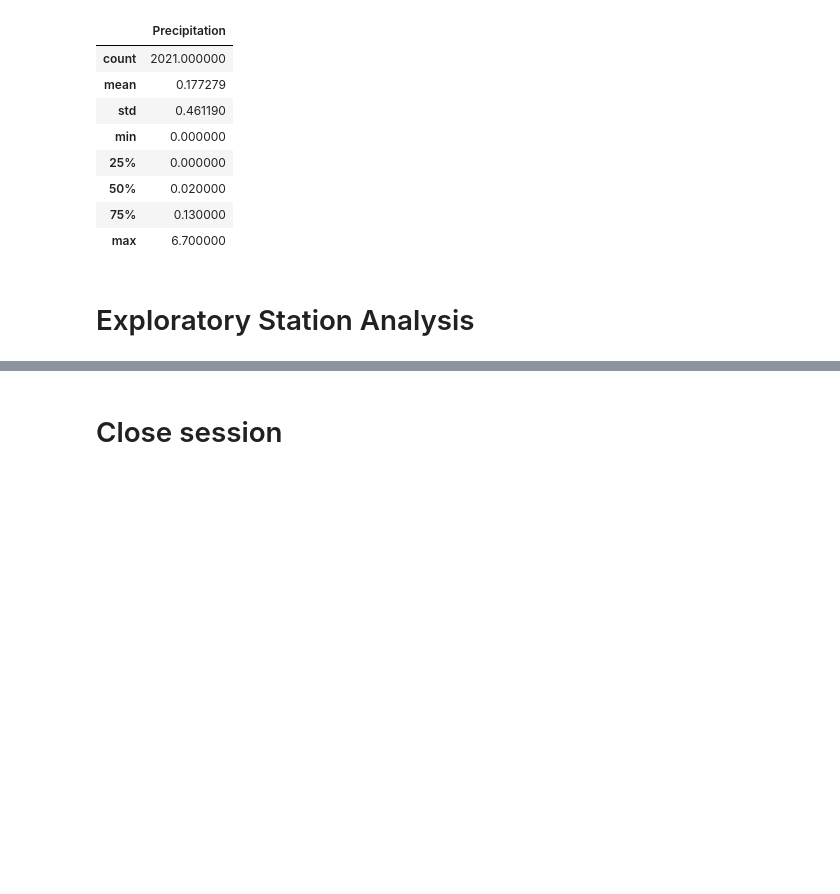
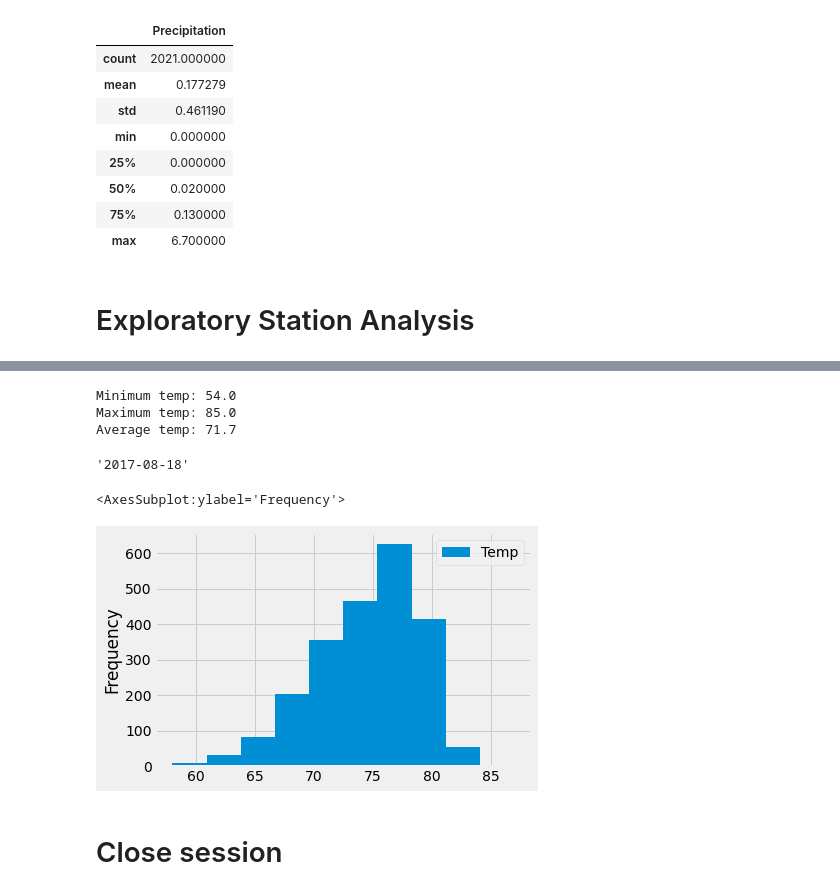
Before and after one commit to ngranback/sqlalchemy-challenge, a Jupyter notebook: climate_starter.ipynb, the cells around one changed output, grey strips where cells are left out. Saved outputs shown, nothing was run; the diff lists cells and outputs as text; code cells hidden in the pictures; blank space fills up the shorter version.

```diff
--- a/climate_starter.ipynb
+++ b/climate_starter.ipynb
@@ -135,6 +174,42 @@ precip_df.describe()
+# %%
+# Using the most active station id from the previous query, calculate the lowest, highest, and average temperature.
+
+active = session.query(measurement).filter(measurement.station == 'USC00519281')
+tempsum=0
+# there is no .sum()???
+for row in active:
+    tempsum = tempsum + float(row.tobs)
+
+maxtemp = active.order_by(desc('tobs')).first().tobs
+mintemp = active.order_by('tobs').first().tobs
+avgtemp = tempsum / active.count()
+
+print(f'''
+Minimum temp: {mintemp}
+Maximum temp: {maxtemp}
+Average temp: {round(avgtemp,1)}''')
+# %% [output]
+Minimum temp: 54.0
+Maximum temp: 85.0
+Average temp: 71.7
 # %%
 # Using the most active station id
 # Query the last 12 months of temperature observation data for this station and plot the results as a histogram
+recent = active.order_by(desc('date')).first().date
+recent
+# %% [output]
+'2017-08-18'
+# %%
+temprange = session.query(measurement.date, measurement.tobs).filter(measurement.date >= '2016-08-18').\
+        filter(measurement.date <= '2017-08-18').all()
+# %%
+tempDF = pd.DataFrame(temprange, columns=['Date', 'Temp'])
+tempDF = tempDF.set_index('Date')
+# %%
+tempDF.plot.hist()
+# %% [output]
+<AxesSubplot:ylabel='Frequency'>
+[figure, added]
 # %% [markdown]
 # Close session
 # %%
```
Also changed, not shown: parts of 6 cells of this notebook, 1 other file.
